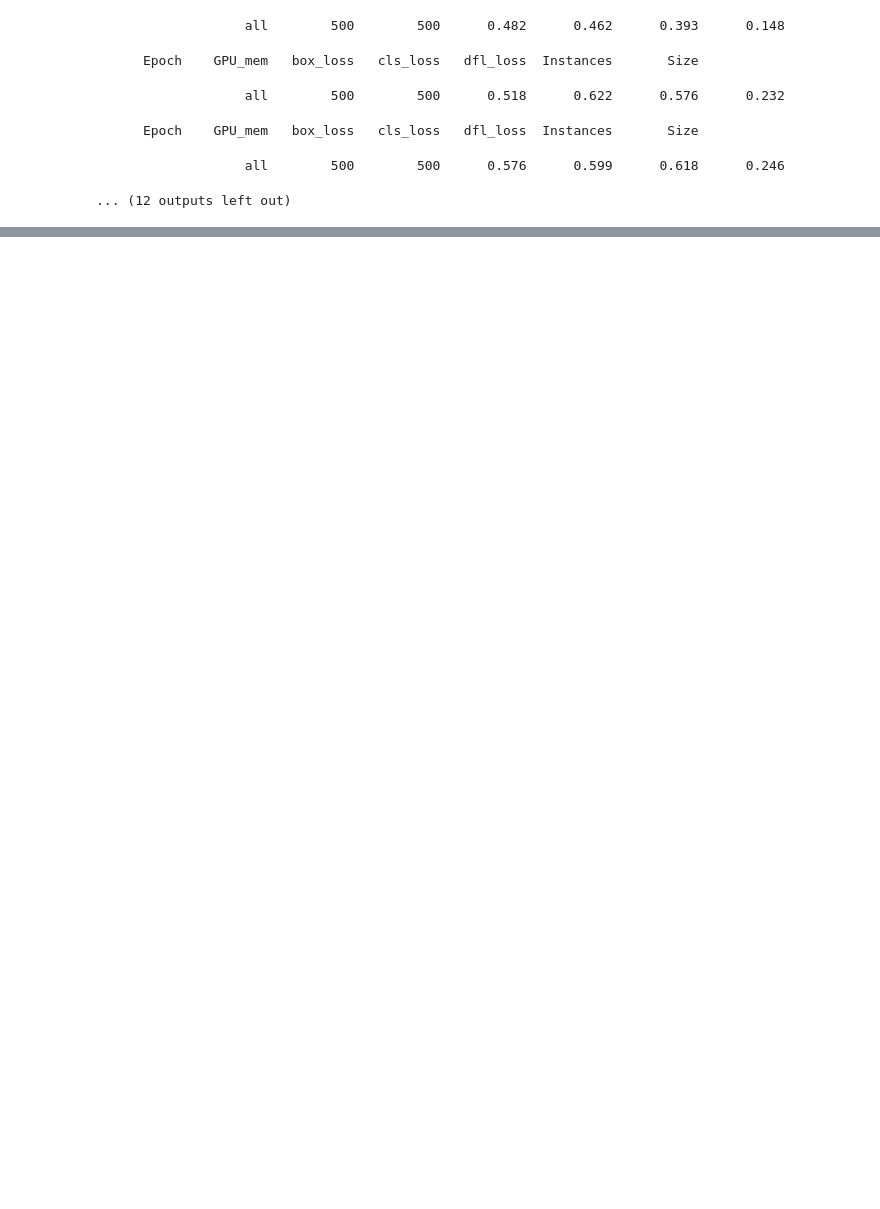
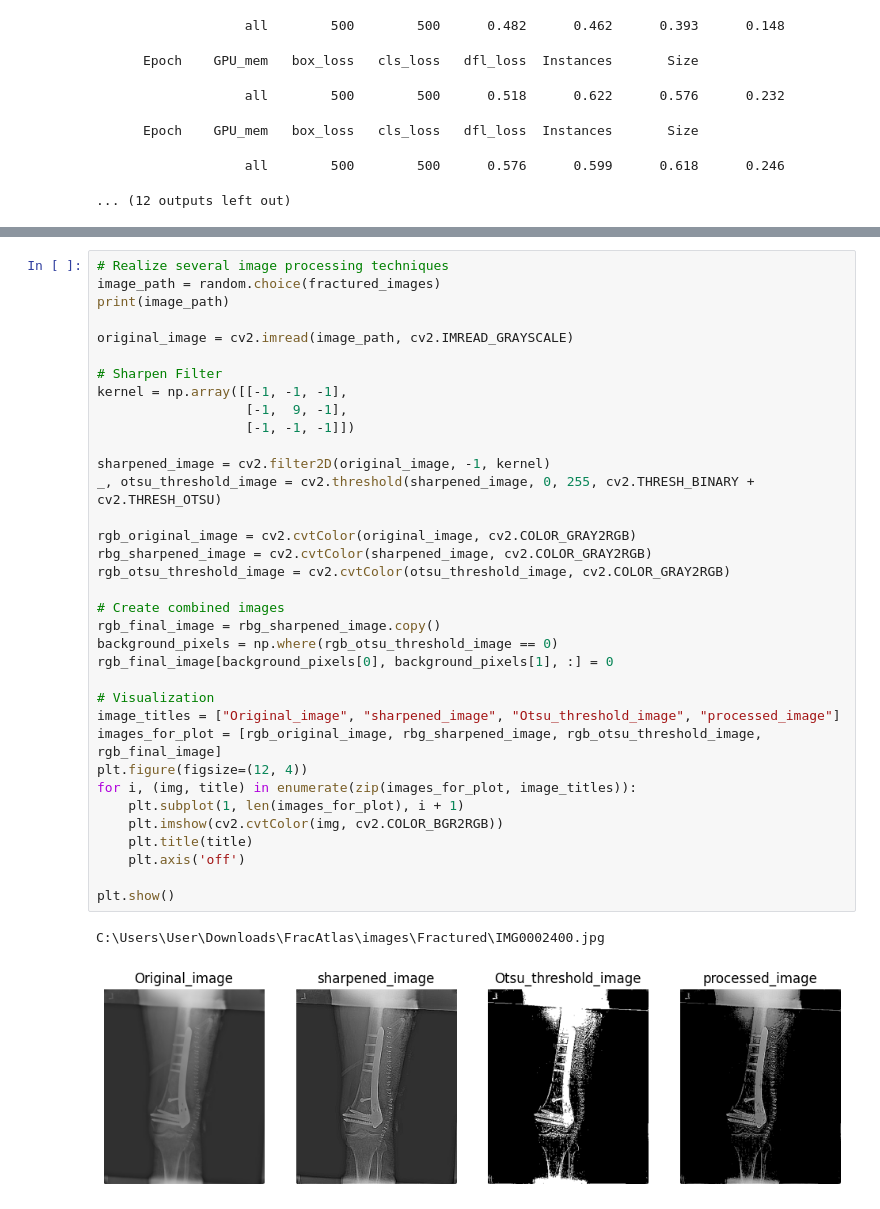
Before and after one commit to Leohoji/Fracture-Identification-System, a Jupyter notebook: bone_fracture_detection.ipynb, the cells around one changed output, grey strips where cells are left out. Cells and saved outputs as stored; diff of their text form; blank space fills up the shorter version.

```diff
--- a/bone_fracture_detection.ipynb
+++ b/bone_fracture_detection.ipynb
@@ -2778,0 +1509,38 @@ Starting training for 10 epochs...
+# %%
+# Realize several image processing techniques
+image_path = random.choice(fractured_images)
+print(image_path)
+
+original_image = cv2.imread(image_path, cv2.IMREAD_GRAYSCALE)
+
+# Sharpen Filter
+kernel = np.array([[-1, -1, -1],
+                   [-1,  9, -1],
+                   [-1, -1, -1]])
+
+sharpened_image = cv2.filter2D(original_image, -1, kernel)
+_, otsu_threshold_image = cv2.threshold(sharpened_image, 0, 255, cv2.THRESH_BINARY + cv2.THRESH_OTSU)
+
+rgb_original_image = cv2.cvtColor(original_image, cv2.COLOR_GRAY2RGB)
+rbg_sharpened_image = cv2.cvtColor(sharpened_image, cv2.COLOR_GRAY2RGB)
+rgb_otsu_threshold_image = cv2.cvtColor(otsu_threshold_image, cv2.COLOR_GRAY2RGB)
+
+# Create combined images
+rgb_final_image = rbg_sharpened_image.copy()
+background_pixels = np.where(rgb_otsu_threshold_image == 0)
+rgb_final_image[background_pixels[0], background_pixels[1], :] = 0
+
+# Visualization
+image_titles = ["Original_image", "sharpened_image", "Otsu_threshold_image", "processed_image"]
+images_for_plot = [rgb_original_image, rbg_sharpened_image, rgb_otsu_threshold_image, rgb_final_image]
+plt.figure(figsize=(12, 4))
+for i, (img, title) in enumerate(zip(images_for_plot, image_titles)):
+    plt.subplot(1, len(images_for_plot), i + 1)
+    plt.imshow(cv2.cvtColor(img, cv2.COLOR_BGR2RGB))
+    plt.title(title)
+    plt.axis('off')
+
+plt.show()
+# %% [output]
+C:\Users\User\Downloads\FracAtlas\images\Fractured\IMG0002400.jpg
+[figure, added]
```
Also changed, not shown: parts of 122 cells of this notebook, 46 other files.
